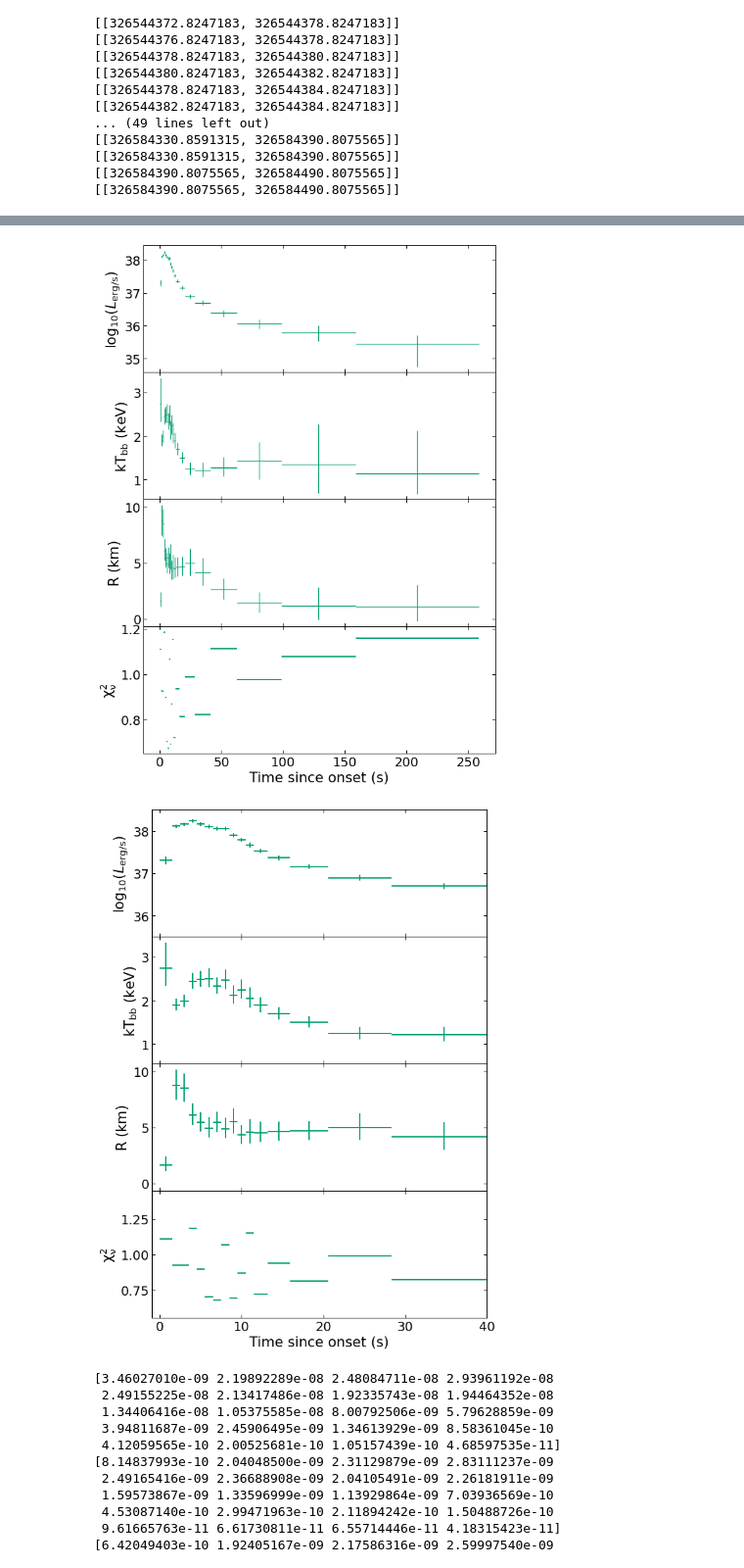
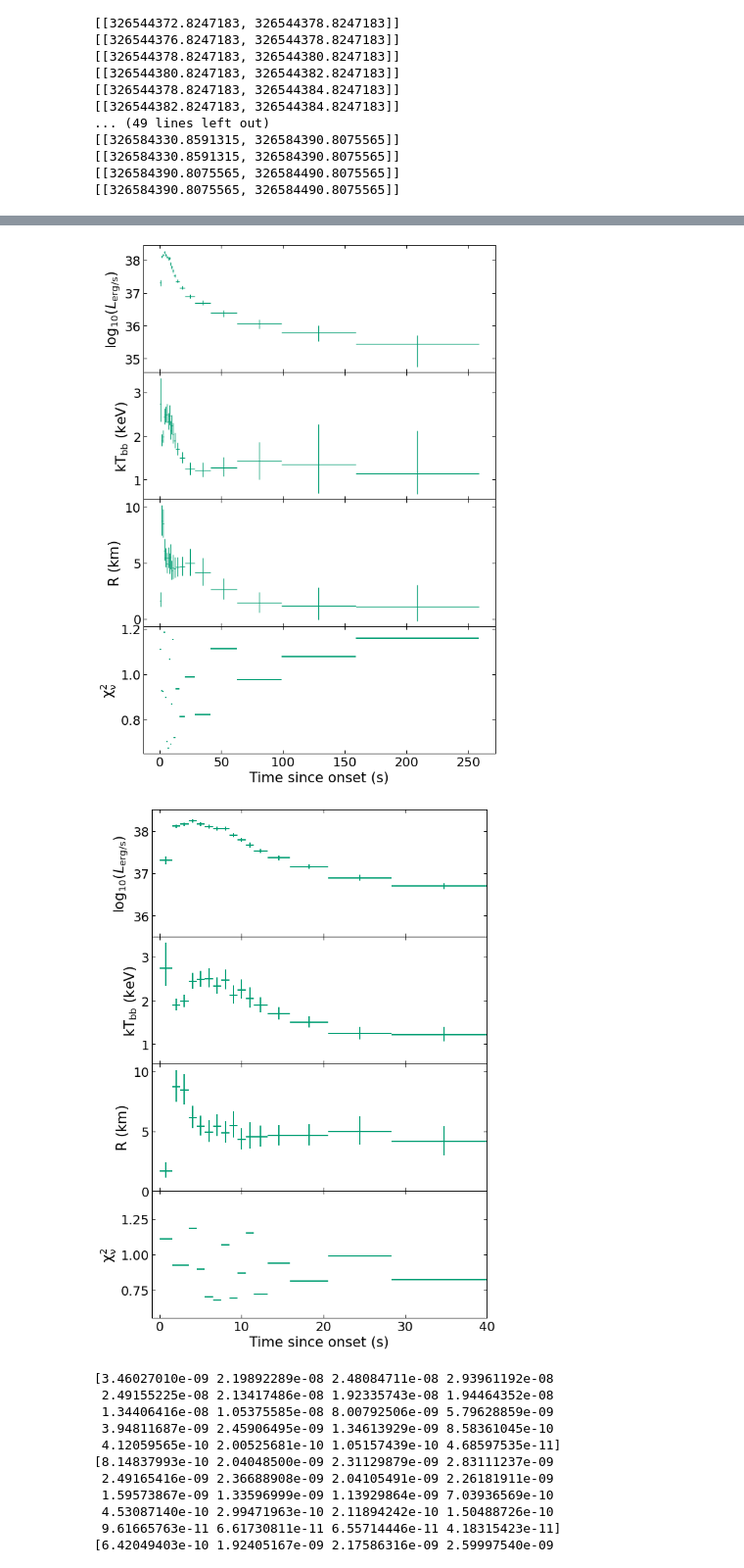
Before and after one commit to snpike/scripts, a Jupyter notebook: GRS_1741d9m2853/Burst_analysis_no_bc.ipynb, the cells around one changed output, grey strips where cells are left out. Shown at 98% size. Saved outputs shown, nothing was run; the diff lists cells and outputs as text; code cells hidden in the pictures.

```diff
--- a/GRS_1741d9m2853/Burst_analysis_no_bc.ipynb
+++ b/GRS_1741d9m2853/Burst_analysis_no_bc.ipynb
@@ -679,34 +680,35 @@ ax3.tick_params(axis='both',which='both', direction='in', bottom=True, top=True,
 ax4.tick_params(axis='both',which='both', direction='in', bottom=True, top=True, left=True, right=True)
 
 
 
 
 ax3.set_xlim((-1,40))
 ax1.set_ylim((35.5,38.5))
 #ax2.set_ylim((1,3))
 #ax3.set_ylim((0.5,9.5))
+ax3.set_ylim(bottom=0)
 ax4.set_ylim((0.55,1.45))
 
 
 plt.tight_layout()
 
 plt.savefig(plot_dir+'burst2_PRE_new_zoom.pdf')
 # %% [output]
 2.939611921647233e-08
 1.7230187361378545e+38
 [1.66537374 8.71340323 8.47117968 6.12245554 5.43394964 4.94945164
  5.44551964 4.88334629 5.49195375 4.31627066 4.5479539  4.53816085
  4.62617076 4.67157668 4.99918167 4.17103261 2.64141274 1.48238572
  1.18343739 1.11015137]
 [  0.75         2.           3.           4.           5.
    6.           7.           8.           9.          10.
   11.          12.33405027  14.55938024  18.27145436  24.46356719
   34.79263392  52.0225557   80.76379747 128.7070783  208.68129082]
 [2.74294 1.90394 1.99009 2.44233 2.48745 2.5074  2.32911 2.4663  2.12049
  2.25074 2.04723 1.89035 1.70091 1.50368 1.25031 1.22318 1.27943 1.42645
  1.35857 1.14605]
 [figure]
-[figure, old version]
+[figure, new version]
 # %%
 print(np.power(10,logbbFlux))
 print(np.power(10, logbbFlux + logbbFlux_plus) - np.power(10,logbbFlux))
```
Also changed, not shown: parts of 1 cell of this notebook, 4 other files.
